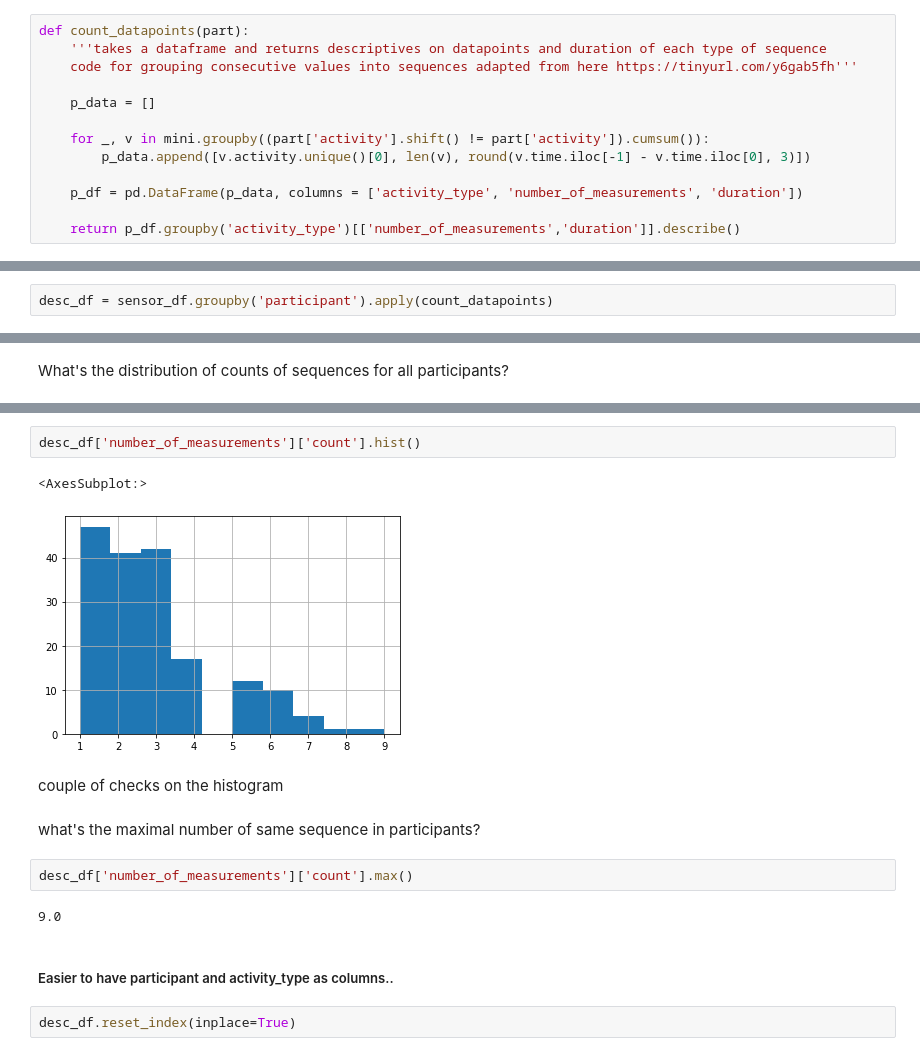
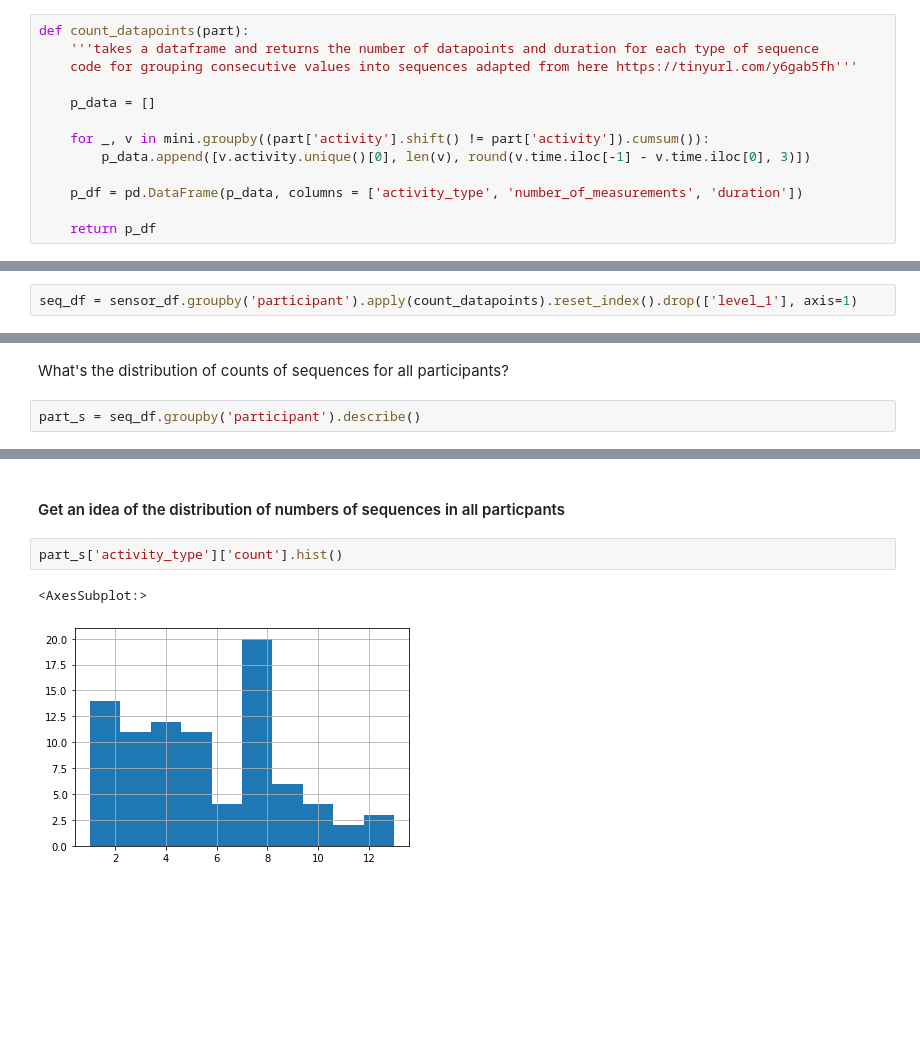
Before and after one commit to ym-pett/motiondetection, a Jupyter notebook: notebooks/descriptive_statistics.ipynb, the cells around one changed output, grey strips where cells are left out. Cells and saved outputs as stored; diff of their text form; blank space fills up the shorter version.

Commit message:
first draft code for descriptives, to be improved at some point

```diff
--- a/notebooks/descriptive_statistics.ipynb
+++ b/notebooks/descriptive_statistics.ipynb
@@ -59,6 +59,6 @@ mini
 # %%
 def count_datapoints(part):
-    '''takes a dataframe and returns descriptives on datapoints and duration of each type of sequence
+    '''takes a dataframe and returns the number of datapoints and duration for each type of sequence
     code for grouping consecutive values into sequences adapted from here https://tinyurl.com/y6gab5fh'''
 
     p_data = []
@@ -68,7 +68,7 @@ def count_datapoints(part):
 
     p_df = pd.DataFrame(p_data, columns = ['activity_type', 'number_of_measurements', 'duration'])
 
-    return p_df.groupby('activity_type')[['number_of_measurements','duration']].describe()
+    return p_df
 # %%
 p = count_datapoints(mini)
 # %%
@@ -84,4 +83,4 @@ p.head()
 # %% [markdown]
 #### now let's apply this to *all participants*
 # %%
-desc_df = sensor_df.groupby('participant').apply(count_datapoints)
+seq_df = sensor_df.groupby('participant').apply(count_datapoints).reset_index().drop(['level_1'], axis=1)
@@ -110,2 +104,4 @@ desc_df
 # %% [markdown]
 What's the distribution of counts of sequences for all participants?
+# %%
+part_s = seq_df.groupby('participant').describe()
@@ -112,17 +126,7 @@ What's the distribution of counts of sequences for all participants?
+# %% [markdown]
+#### Get an idea of the distribution of numbers of sequences in all particpants
 # %%
-desc_df['number_of_measurements']['count'].hist()
+part_s['activity_type']['count'].hist()
 # %% [output]
 <AxesSubplot:>
-[figure, old version]
+[figure, new version]
-# %% [markdown]
-couple of checks on the histogram
-# %% [markdown]
-what's the maximal number of same sequence in participants?
-# %%
-desc_df['number_of_measurements']['count'].max()
-# %% [output]
-9.0
-# %% [markdown]
-##### Easier to have participant and activity_type as columns..
-# %%
-desc_df.reset_index(inplace=True)
```
Also changed, not shown: parts of 19 cells of this notebook.
